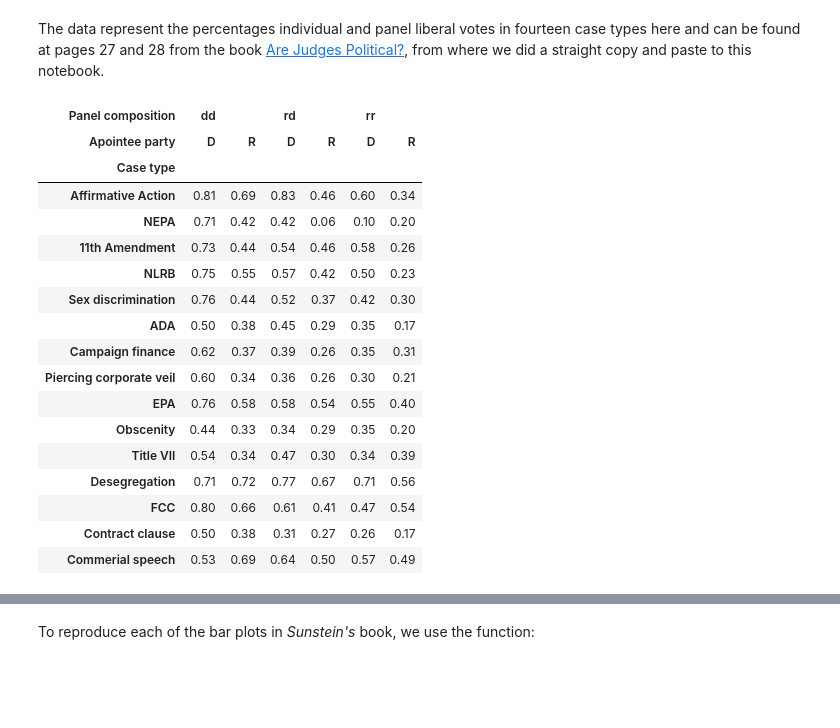
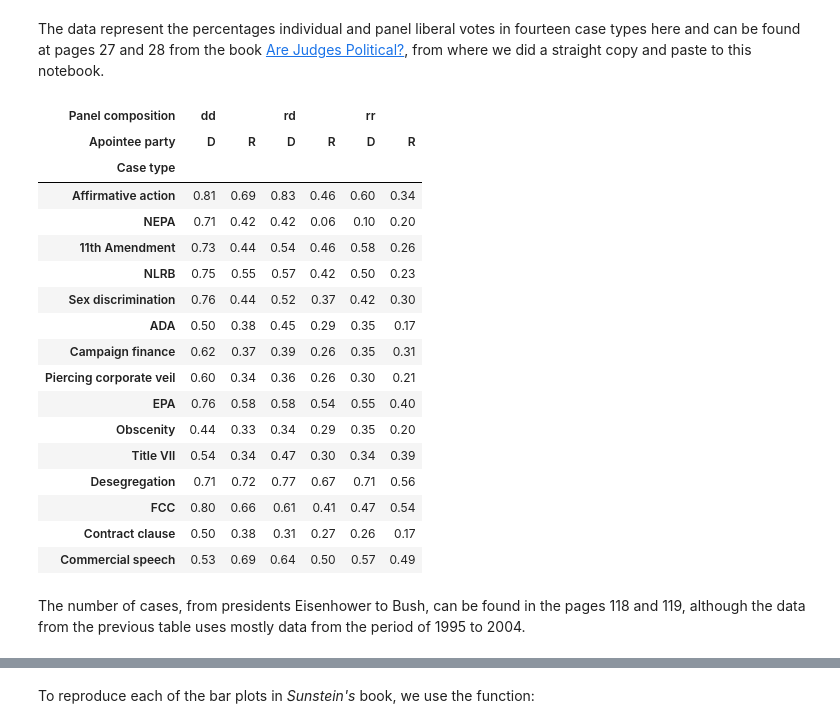
Before and after one commit to flipgthb/agent_models, a Jupyter notebook: judeges-model-and-data-analysis.ipynb, the cells around one changed output, grey strips where cells are left out. Saved outputs shown, nothing was run; the diff lists cells and outputs as text; code cells hidden in the pictures; blank space fills up the shorter version.

Commit message:
Some improvements in the data analysis.

```diff
--- a/judeges-model-and-data-analysis.ipynb
+++ b/judeges-model-and-data-analysis.ipynb
@@ -17,7 +17,7 @@ import pandas as pd
 from collections import OrderedDict, namedtuple
 
 book_data = OrderedDict({
-'Affirmative Action':     OrderedDict({('rr','R'):.34,('rr','D'):.60,
+'Affirmative action':     OrderedDict({('rr','R'):.34,('rr','D'):.60,
                                        ('rd','R'):.46,('rd','D'):.83,
                                        ('dd','R'):.69,('dd','D'):.81}),
 'NEPA':                   OrderedDict({('rr','R'):.20,('rr','D'):.10,
@@ -45,35 +45,35 @@ book_data = OrderedDict({
                                        ('rd','R'):.54,('rd','D'):.58,
                                        ('dd','R'):.58,('dd','D'):.76}),
 'Obscenity':              OrderedDict({('rr','R'):.20,('rr','D'):.35,
                                        ('rd','R'):.29,('rd','D'):.34,
                                        ('dd','R'):.33,('dd','D'):.44}),
 'Title VII':              OrderedDict({('rr','R'):.39,('rr','D'):.34,
                                        ('rd','R'):.30,('rd','D'):.47,
                                        ('dd','R'):.34,('dd','D'):.54}),
 'Desegregation':          OrderedDict({('rr','R'):.56,('rr','D'):.71,
                                        ('rd','R'):.67,('rd','D'):.77,
                                        ('dd','R'):.72,('dd','D'):.71}),
 'FCC':                    OrderedDict({('rr','R'):.54,('rr','D'):.47,
                                        ('rd','R'):.41,('rd','D'):.61,
                                        ('dd','R'):.66,('dd','D'):.80}),
 'Contract clause':        OrderedDict({('rr','R'):.17,('rr','D'):.26,
                                        ('rd','R'):.27,('rd','D'):.31,
                                        ('dd','R'):.38,('dd','D'):.50}),
-'Commerial speech':       OrderedDict({('rr','R'):.49,('rr','D'):.57,
+'Commercial speech':       OrderedDict({('rr','R'):.49,('rr','D'):.57,
                                        ('rd','R'):.50,('rd','D'):.64,
                                        ('dd','R'):.69,('dd','D'):.53})
 })
 
 judges_data = pd.DataFrame(book_data).T
 
 judges_data.index.name = 'Case type'
 judges_data.columns.names = ['Panel composition', 'Apointee party']
 judges_data
 # %% [output]
 | Panel composition | dd |  | rd |  | rr |  |
 | Apointee party | D | R | D | R | D | R |
 | Case type |  |  |  |  |  |  |
-| Affirmative Action | 0.81 | 0.69 | 0.83 | 0.46 | 0.60 | 0.34 |
+| Affirmative action | 0.81 | 0.69 | 0.83 | 0.46 | 0.60 | 0.34 |
 | NEPA | 0.71 | 0.42 | 0.42 | 0.06 | 0.10 | 0.20 |
 | 11th Amendment | 0.73 | 0.44 | 0.54 | 0.46 | 0.58 | 0.26 |
 | NLRB | 0.75 | 0.55 | 0.57 | 0.42 | 0.50 | 0.23 |
@@ -87,4 +87,6 @@ judges_data
 | Desegregation | 0.71 | 0.72 | 0.77 | 0.67 | 0.71 | 0.56 |
 | FCC | 0.80 | 0.66 | 0.61 | 0.41 | 0.47 | 0.54 |
 | Contract clause | 0.50 | 0.38 | 0.31 | 0.27 | 0.26 | 0.17 |
-| Commerial speech | 0.53 | 0.69 | 0.64 | 0.50 | 0.57 | 0.49 |
+| Commercial speech | 0.53 | 0.69 | 0.64 | 0.50 | 0.57 | 0.49 |
+# %% [markdown]
+The number of cases, from presidents Eisenhower to Bush, can be found in the pages 118 and 119, although the data from the previous table uses mostly data from the period of 1995 to 2004.
```
Also changed, not shown: parts of 16 cells of this notebook, 2 other files.
